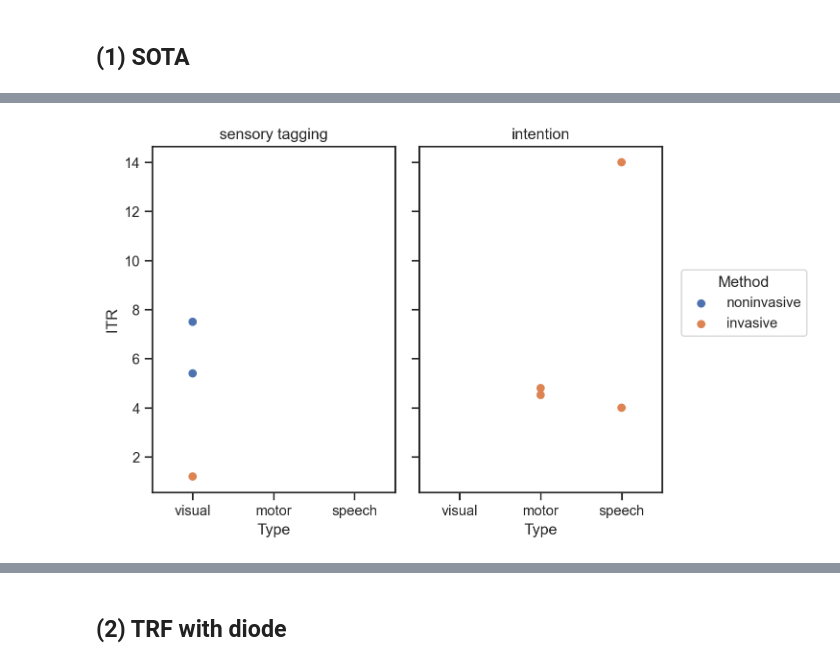
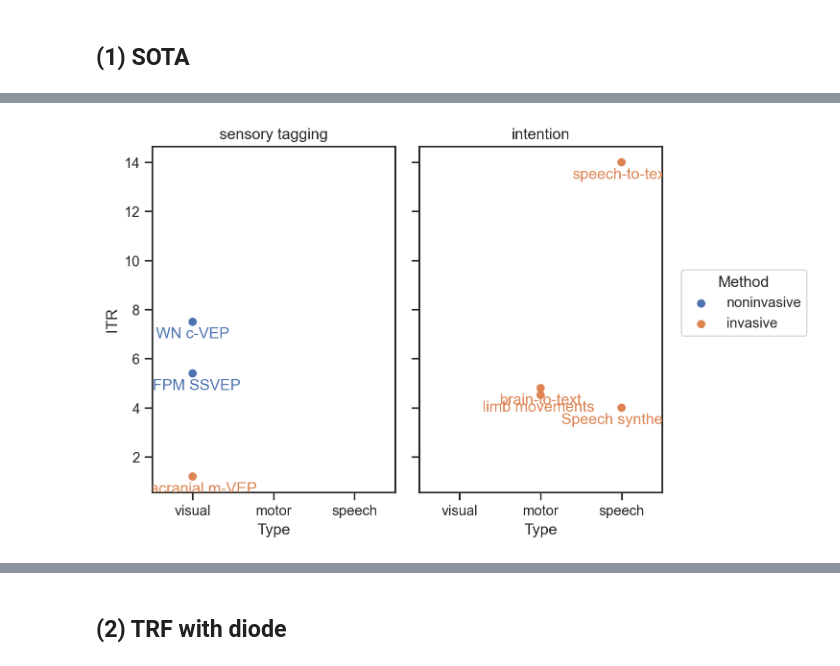
Before and after one commit to shinanlin/WN-BCI, a Jupyter notebook: analysis/plot.ipynb, the cells around one changed output, grey strips where cells are left out. Saved outputs shown, nothing was run; the diff lists cells and outputs as text; code cells hidden in the pictures.

Commit message:
add-plot

```diff
--- a/analysis/plot.ipynb
+++ b/analysis/plot.ipynb
@@ -1075,16 +1559,21 @@ sota.head()
 # %%
 from seaborn import axes_style
 import seaborn.objects as so
 
 (
-    so.Plot(sota, x="Type", y="ITR", color='Method').facet(col='Field')
+    so.Plot(sota, x="Type", y="ITR", color='Method',
+            text="Name").facet(col='Field')
     .theme({**axes_style("ticks"), "grid.linestyle": ":"})
     .add(
-        so.Dot()
+        so.Dot(),
     )
+    .add(
+        so.Text(valign="top")
+    )
+    .save('../images/sota.svg', dpi=300)
 )
 # %% [output]
-[figure, old version]
+[figure, new version]
 # %%
 sns.set_theme(style='ticks',font='Arial',rc={"lines.linewidth": 1,'font.size':5,'legend.fontsize':5,'legend.title_fontsize':5,'axes.labelsize':5,'xtick.labelsize':5,'ytick.labelsize':5,})
 
```
Also changed, not shown: parts of 57 cells of this notebook, 6 other files.
